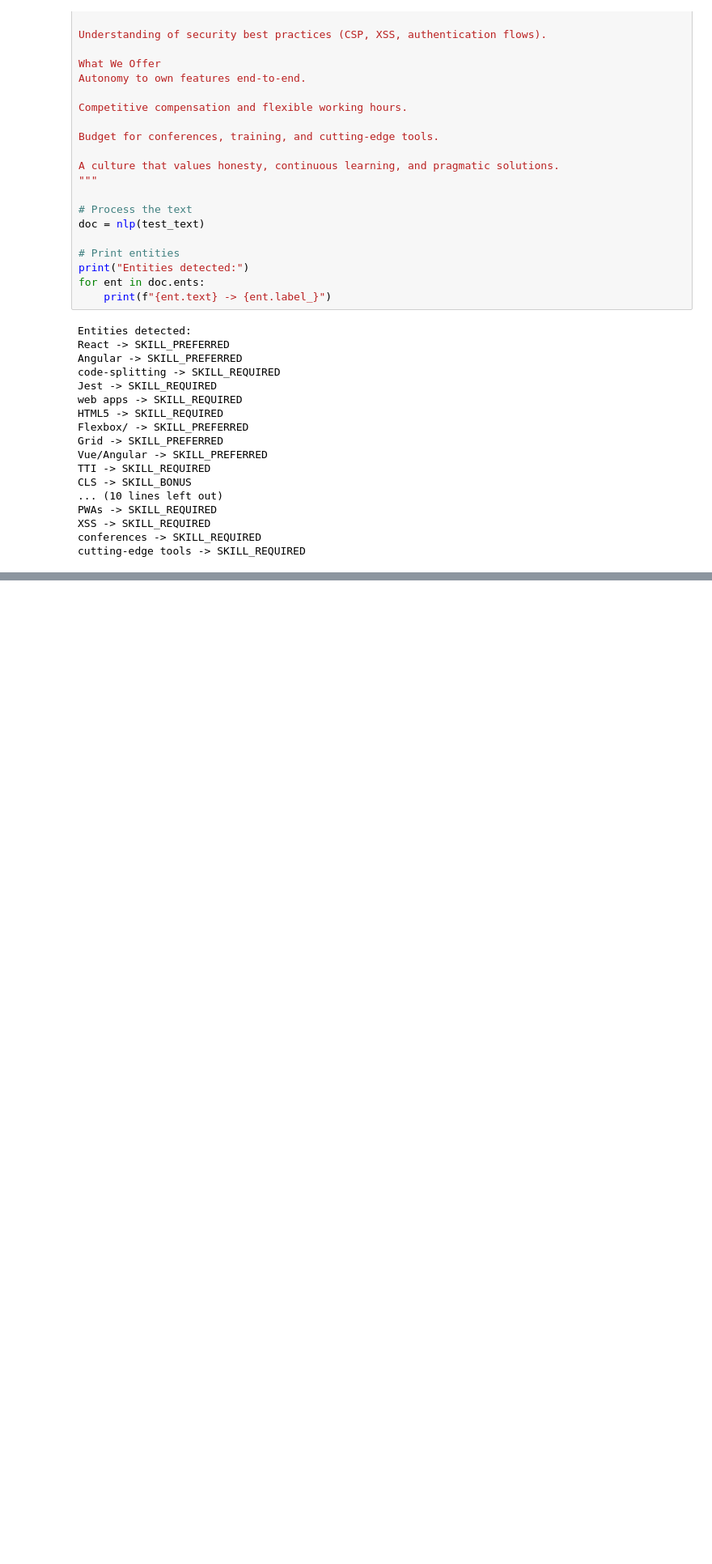
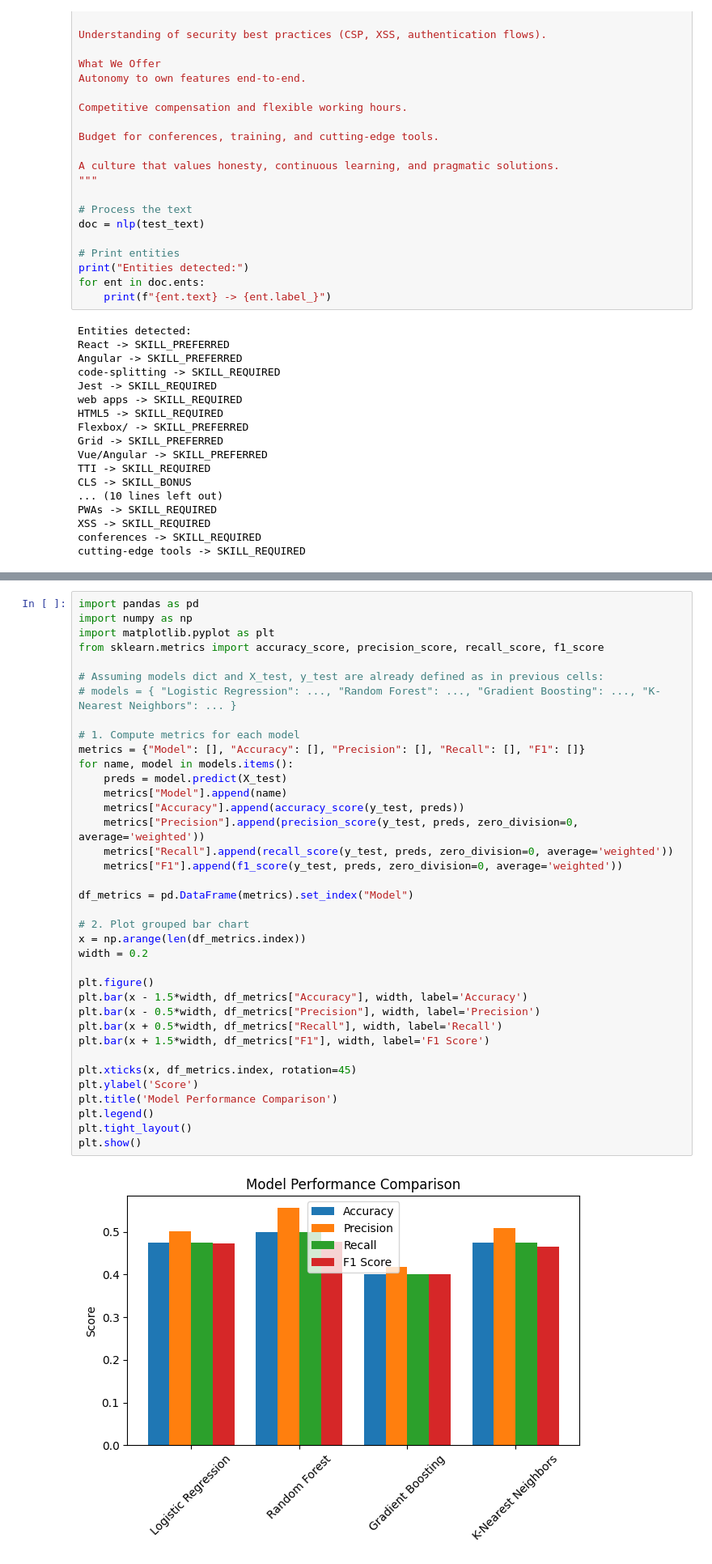
Before and after one commit to thelllmike/spycy_ner_custom_model, a Jupyter notebook: intagration/model_intagration.ipynb, the cells around one changed output, grey strips where cells are left out. Shown at 81% size. Drawn from its saved outputs; the diff is of its cells as text; blank space fills up the shorter version.

```diff
--- a/intagration/model_intagration.ipynb
+++ b/intagration/model_intagration.ipynb
@@ -259,0 +506,39 @@ cutting‑edge tools -> SKILL_REQUIRED
+# %%
+import pandas as pd
+import numpy as np
+import matplotlib.pyplot as plt
+from sklearn.metrics import accuracy_score, precision_score, recall_score, f1_score
+
+# Assuming models dict and X_test, y_test are already defined as in previous cells:
+# models = { "Logistic Regression": ..., "Random Forest": ..., "Gradient Boosting": ..., "K-Nearest Neighbors": ... }
+
+# 1. Compute metrics for each model
+metrics = {"Model": [], "Accuracy": [], "Precision": [], "Recall": [], "F1": []}
+for name, model in models.items():
+    preds = model.predict(X_test)
+    metrics["Model"].append(name)
+    metrics["Accuracy"].append(accuracy_score(y_test, preds))
+    metrics["Precision"].append(precision_score(y_test, preds, zero_division=0, average='weighted'))
+    metrics["Recall"].append(recall_score(y_test, preds, zero_division=0, average='weighted'))
+    metrics["F1"].append(f1_score(y_test, preds, zero_division=0, average='weighted'))
+
+df_metrics = pd.DataFrame(metrics).set_index("Model")
+
+# 2. Plot grouped bar chart
+x = np.arange(len(df_metrics.index))
+width = 0.2
+
+plt.figure()
+plt.bar(x - 1.5*width, df_metrics["Accuracy"], width, label='Accuracy')
+plt.bar(x - 0.5*width, df_metrics["Precision"], width, label='Precision')
+plt.bar(x + 0.5*width, df_metrics["Recall"], width, label='Recall')
+plt.bar(x + 1.5*width, df_metrics["F1"], width, label='F1 Score')
+
+plt.xticks(x, df_metrics.index, rotation=45)
+plt.ylabel('Score')
+plt.title('Model Performance Comparison')
+plt.legend()
+plt.tight_layout()
+plt.show()
+# %% [output]
+[figure, added]
```
Also changed, not shown: parts of 21 cells of this notebook, 2 other files.
